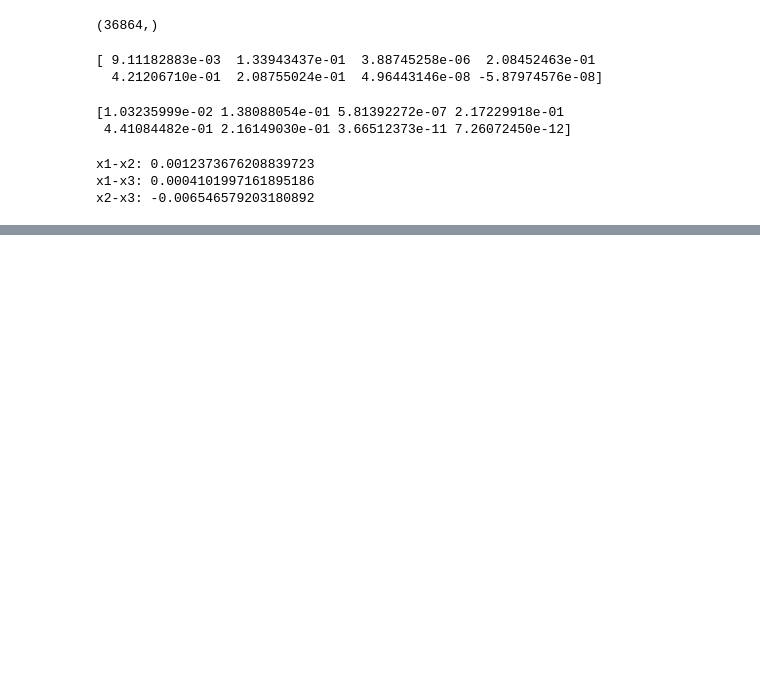
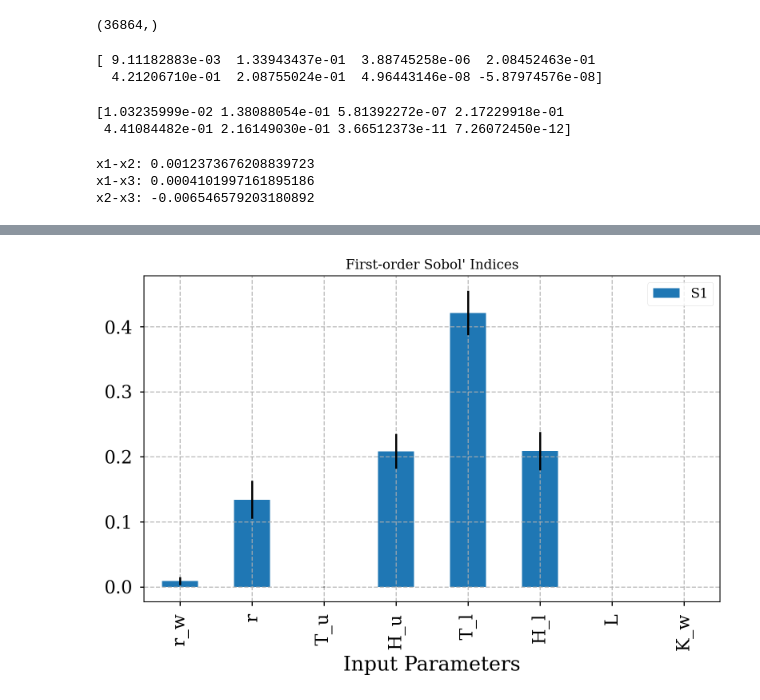
Before and after one commit to aniketjivani/SurrBayesED, a Jupyter notebook: bgsa/01_borehole_sensitivity_shap.ipynb, the cells around one changed output, grey strips where cells are left out. Cells and saved outputs as stored; diff of their text form; code cells hidden in the pictures; blank space fills up the shorter version.

```diff
--- a/bgsa/01_borehole_sensitivity_shap.ipynb
+++ b/bgsa/01_borehole_sensitivity_shap.ipynb
@@ -288,0 +303,8 @@ array([<Axes: >, <Axes: >, <Axes: >], dtype=object)
+# %%
+ax_si = barplot(first_Si)
+ax_si.set_xlabel("Input Parameters")
+ax_si.set_title("First-order Sobol' Indices")
+plt.tight_layout()
+plt.savefig("Borehole_main_mc.png", dpi=200)
+# %% [output]
+[figure, added]
```
Also changed, not shown: parts of 10 cells of this notebook, 1 other file.
